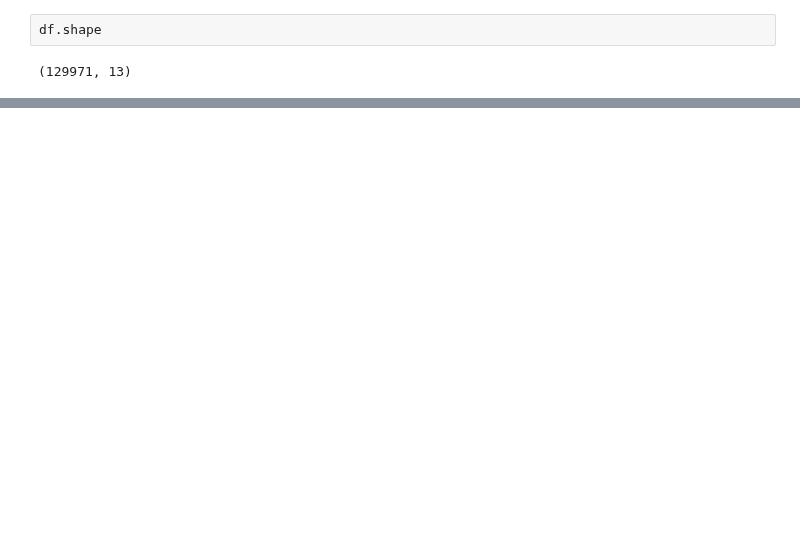
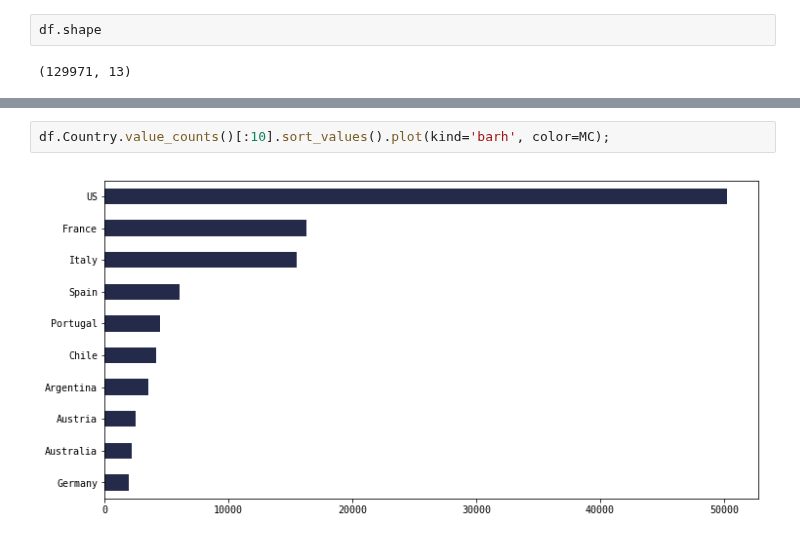
Before and after one commit to qu4ku/datasets-analysis, a Jupyter notebook: 009-wine-reviews.ipynb, the cells around one changed output, grey strips where cells are left out. Cells and saved outputs as stored; diff of their text form; blank space fills up the shorter version.

```diff
--- a/009-wine-reviews.ipynb
+++ b/009-wine-reviews.ipynb
@@ -214,0 +169,4 @@ curdoc().title = 'Australian Wine Analysis'
+# %%
+df.Country.value_counts()[:10].sort_values().plot(kind='barh', color=MC);
+# %% [output]
+[figure, added]
```
Also changed, not shown: parts of 22 cells of this notebook.
